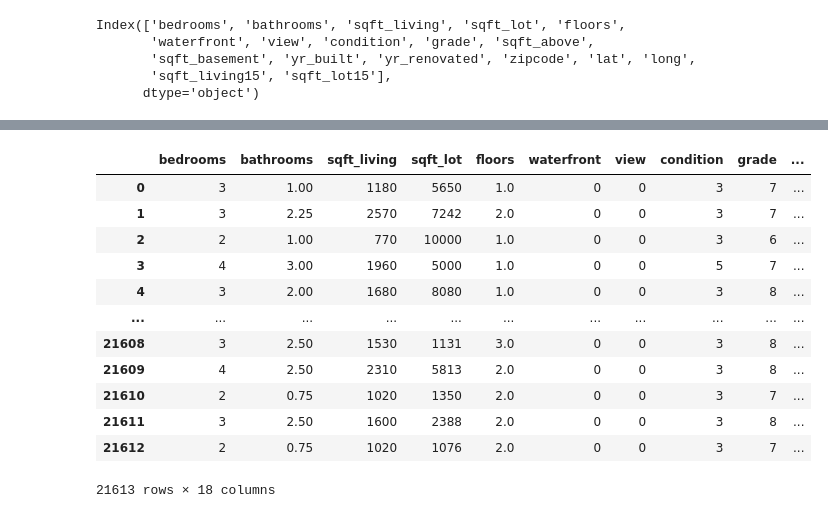
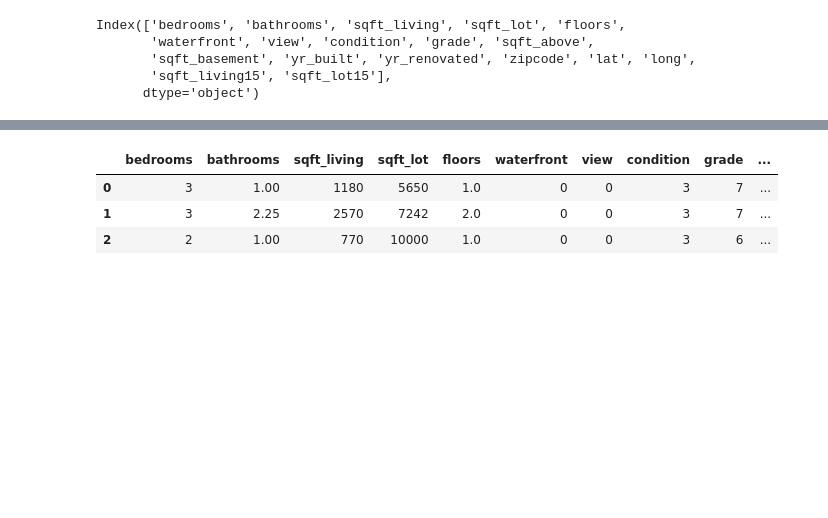
Before and after one commit to HammadN98/Curso_Estatistica, a Jupyter notebook: S9CorrelacaoRegressao.ipynb, the cells around one changed output, grey strips where cells are left out. Drawn from its saved outputs; the diff is of its cells as text; code cells hidden in the pictures; blank space fills up the shorter version.

```diff
--- a/S9CorrelacaoRegressao.ipynb
+++ b/S9CorrelacaoRegressao.ipynb
@@ -156,18 +155,9 @@ FeatureCorrelation(ax=<Axes: >,
 [figure]
 # %%
-dataset.iloc[:, 3:21]
+dataset.iloc[:, 3:21].head(3)
 # %% [output]
 |  | bedrooms | bathrooms | sqft_living | sqft_lot | floors | waterfront | view | condition | grade | ... |
 | 0 | 3 | 1.00 | 1180 | 5650 | 1.0 | 0 | 0 | 3 | 7 | ... |
 | 1 | 3 | 2.25 | 2570 | 7242 | 2.0 | 0 | 0 | 3 | 7 | ... |
 | 2 | 2 | 1.00 | 770 | 10000 | 1.0 | 0 | 0 | 3 | 6 | ... |
-| 3 | 4 | 3.00 | 1960 | 5000 | 1.0 | 0 | 0 | 5 | 7 | ... |
-| 4 | 3 | 2.00 | 1680 | 8080 | 1.0 | 0 | 0 | 3 | 8 | ... |
-| ... | ... | ... | ... | ... | ... | ... | ... | ... | ... | ... |
-| 21608 | 3 | 2.50 | 1530 | 1131 | 3.0 | 0 | 0 | 3 | 8 | ... |
-| 21609 | 4 | 2.50 | 2310 | 5813 | 2.0 | 0 | 0 | 3 | 8 | ... |
-| 21610 | 2 | 0.75 | 1020 | 1350 | 2.0 | 0 | 0 | 3 | 7 | ... |
-| 21611 | 3 | 2.50 | 1600 | 2388 | 2.0 | 0 | 0 | 3 | 8 | ... |
-| 21612 | 2 | 0.75 | 1020 | 1076 | 2.0 | 0 | 0 | 3 | 7 | ... |
-21613 rows × 18 columns
 # %%
```
Also changed, not shown: parts of 21 cells of this notebook.
